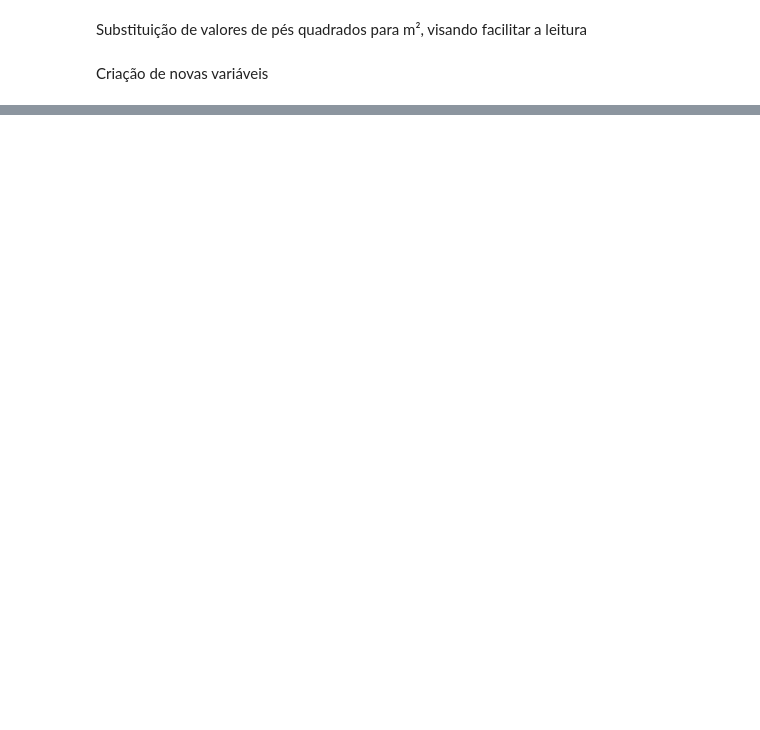
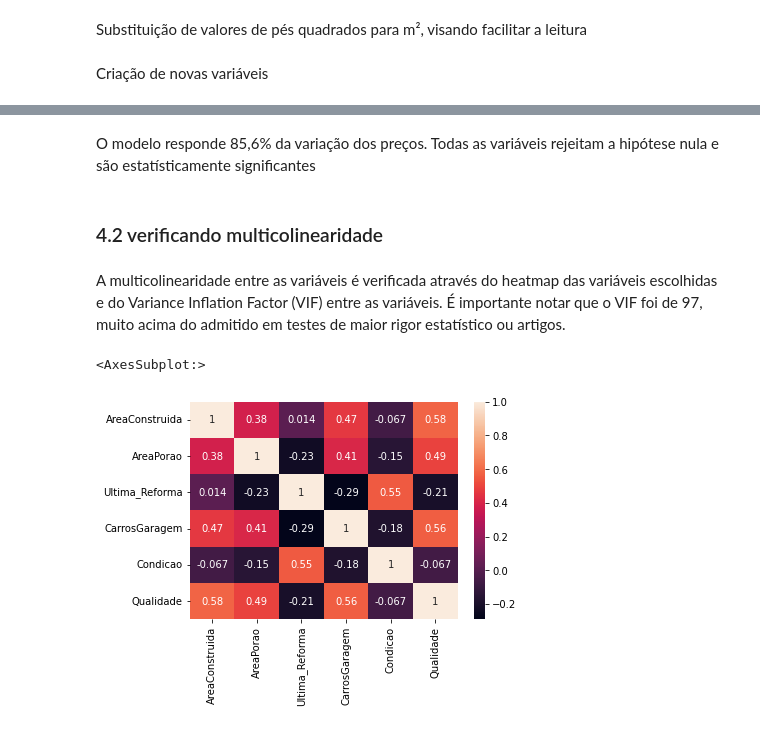
Before and after one commit to LissesCastro/Desafio-Regressao, a Jupyter notebook: Regressao_Valor_de_Imovel_Tera.ipynb, the cells around one changed output, grey strips where cells are left out. Cells and saved outputs as stored; diff of their text form; code cells hidden in the pictures; blank space fills up the shorter version.

```diff
--- a/Regressao_Quinto_Andar.ipynb
+++ b/Regressao_Valor_de_Imovel_Tera.ipynb
@@ -319,0 +306,7 @@ base_corrigida['Banheiros_por_Quarto'] = base_corrigida['Banheiro']/base_corrigi
+# %%
+#Realizando enconding de algumas variáveis categóricas que foram testadas no modelo de regressão
+
+base_corrigida['QualidadeCozinha'] = base_corrigida['QualidadeCozinha'].map({'Po':0, 'Fa':1, 'TA':2, 'Gd':3, 'Ex':4})
+base_corrigida['AlturaPorao'] = base_corrigida['AlturaPorao'].map({'Po':0, 'Fa':1, 'TA':2, 'Gd':3, 'Ex':4})
+base_corrigida[['QualidadeCozinha', 'AlturaPorao']] = base_corrigida[['QualidadeCozinha', 'AlturaPorao']].astype(int)
+base_alterada = pd.get_dummies(base_corrigida, columns=['EstiloHabitacao', 'TipoHabitacao'], drop_first=True)
@@ -319,0 +337,12 @@ base_corrigida['Banheiros_por_Quarto'] = base_corrigida['Banheiro']/base_corrigi
+# %% [markdown]
+O modelo responde 85,6% da variação dos preços. Todas as variáveis rejeitam a hipótese nula e são estatísticamente significantes
+# %% [markdown]
+<h3>4.2 verificando multicolinearidade</h3>
+# %% [markdown]
+A multicolinearidade entre as variáveis é verificada através do heatmap das variáveis escolhidas e do Variance Inflation Factor (VIF) entre as variáveis. É importante notar que o VIF foi de 97, muito acima do admitido em testes de maior rigor estatístico ou artigos.
+# %%
+#Criando heatmap para verificação da colinearidade
+sns.heatmap(base_alterada[["AreaConstruida","AreaPorao","Ultima_Reforma","CarrosGaragem","Condicao","Qualidade"]].corr(), annot=True)
+# %% [output]
+<AxesSubplot:>
+[figure, added]
```
Also changed, not shown: parts of 62 cells of this notebook, 1 other file.
